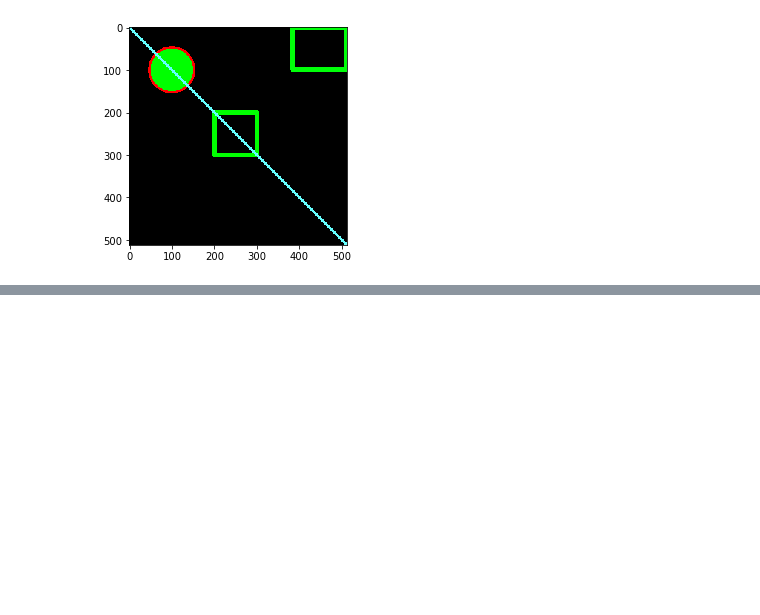
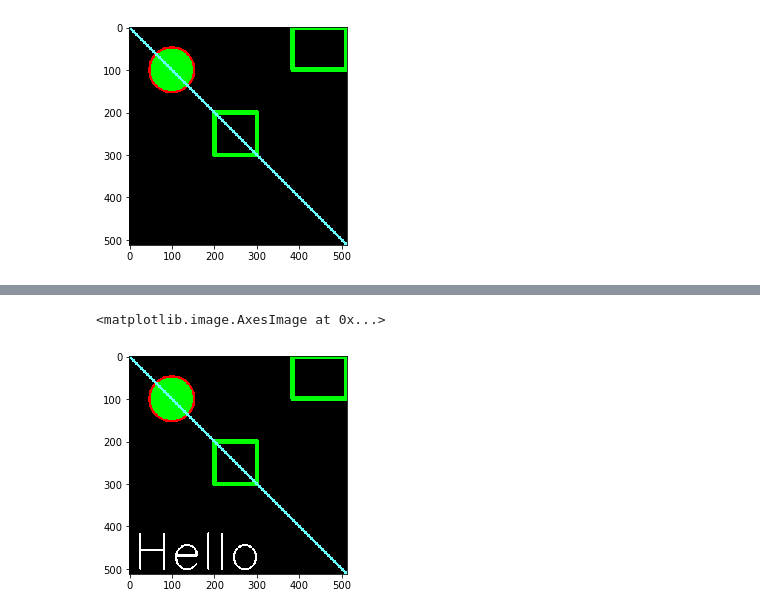
Before and after one commit to lethanhdat04/Computer-Vision, a Jupyter notebook: 01. Image Basics with OpenCV/02.Drawing-on-Images-Part1.ipynb, the cells around one changed output, grey strips where cells are left out. Cells and saved outputs as stored; diff of their text form; code cells hidden in the pictures; blank space fills up the shorter version.

```diff
--- a/01. Image Basics with OpenCV/02.Drawing-on-Images-Part1.ipynb
+++ b/01. Image Basics with OpenCV/02.Drawing-on-Images-Part1.ipynb
@@ -85,0 +107,5 @@ plt.imshow(blank_img)
+# %%
+plt.imshow(blank_img)
+# %% [output]
+<matplotlib.image.AxesImage at 0x...>
+[figure, added]
```
Also changed, not shown: parts of 10 cells of this notebook, 2 other files.
